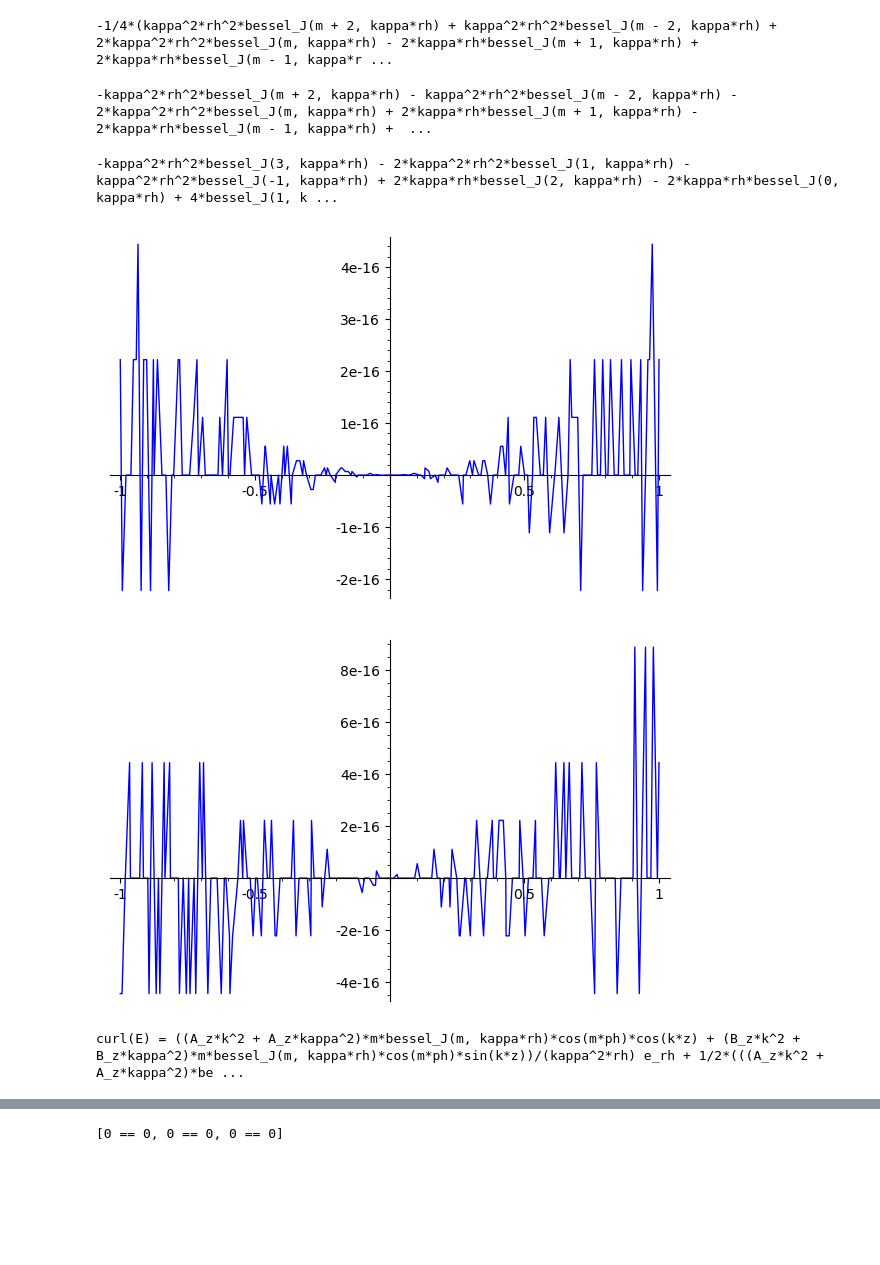
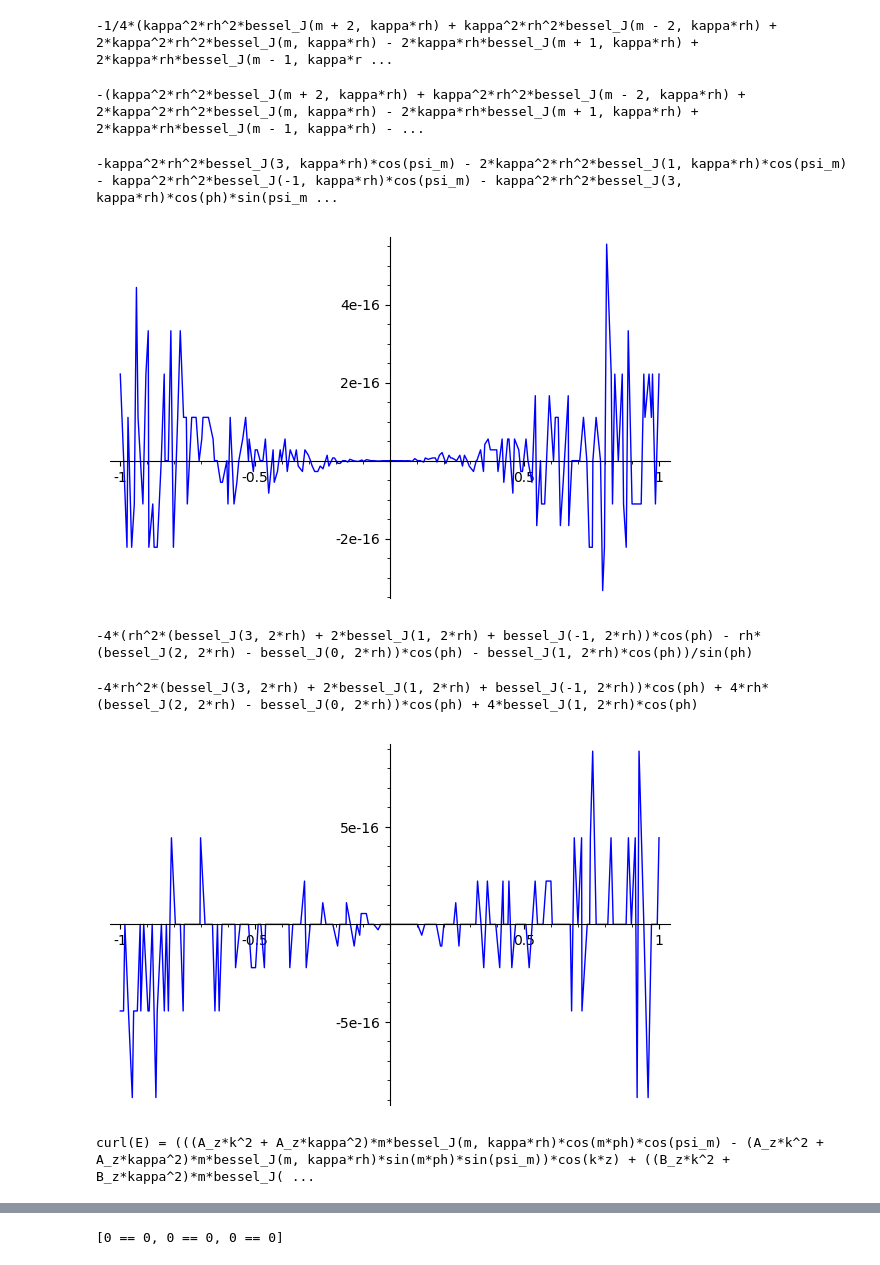
Before and after one commit to daju1/test, a Jupyter notebook: cyl_res.ipynb, the cells around one changed output, grey strips where cells are left out. Drawn from its saved outputs; the diff is of its cells as text; code cells hidden in the pictures; blank space fills up the shorter version.

```diff
--- a/cyl_res.ipynb
+++ b/cyl_res.ipynb
@@ -18,6 +18,7 @@ k = var("k")
 m = var("m")
 # kappa^2 = epsilon * mu * omega^2 / c^2 - k^2
 kappa = var("kappa")
+psi_m = var("psi_m")
 # %%
 A_z = var("A_z")
 # %%
@@ -43,9 +44,9 @@ H = ES.vector_field(
     name='H')
 # %%
 E = ES.vector_field(
-             k/kappa * bessel_J_d(m,kappa*rh)*(-A_z*sin(k*z) + B_z*cos(k*z)) * sin(m*ph),
-    m*k/(kappa^2*rh) * bessel_J  (m,kappa*rh)*(-A_z*sin(k*z) + B_z*cos(k*z)) * cos(m*ph),
-                       bessel_J  (m,kappa*rh)*( A_z*cos(k*z) + B_z*sin(k*z)) * sin(m*ph),
+             k/kappa * bessel_J_d(m,kappa*rh)*(-A_z*sin(k*z) + B_z*cos(k*z)) * sin(m*ph+psi_m),
+    m*k/(kappa^2*rh) * bessel_J  (m,kappa*rh)*(-A_z*sin(k*z) + B_z*cos(k*z)) * cos(m*ph+psi_m),
+                       bessel_J  (m,kappa*rh)*( A_z*cos(k*z) + B_z*sin(k*z)) * sin(m*ph+psi_m),
     name='E')
 # %%
 E.display()
@@ -111,24 +116,32 @@ eq_z.factor()
 eq_z = (eq_rot_rot_E[2]*4*kappa^2*rh^2/sin(m*ph)/(kappa^2+k^2)/(A_z*cos(k*z)+B_z*sin(k*z))).full_simplify()
 eq_z.factor()
 # %% [output]
--kappa^2*rh^2*bessel_J(m + 2, kappa*rh) - kappa^2*rh^2*bessel_J(m - 2, kappa*rh) - 2*kappa^2*rh^2*bessel_J(m, kappa*rh) + 2*kappa*rh*bessel_J(m + 1, kappa*rh) - 2*kappa*rh*bessel_J(m - 1, kappa*rh) +  ...
+-(kappa^2*rh^2*bessel_J(m + 2, kappa*rh) + kappa^2*rh^2*bessel_J(m - 2, kappa*rh) + 2*kappa^2*rh^2*bessel_J(m, kappa*rh) - 2*kappa*rh*bessel_J(m + 1, kappa*rh) + 2*kappa*rh*bessel_J(m - 1, kappa*rh) - ...
 # %%
 eq_z.lhs().subs(m==1).expand()
 # %% [output]
--kappa^2*rh^2*bessel_J(3, kappa*rh) - 2*kappa^2*rh^2*bessel_J(1, kappa*rh) - kappa^2*rh^2*bessel_J(-1, kappa*rh) + 2*kappa*rh*bessel_J(2, kappa*rh) - 2*kappa*rh*bessel_J(0, kappa*rh) + 4*bessel_J(1, k ...
+-kappa^2*rh^2*bessel_J(3, kappa*rh)*cos(psi_m) - 2*kappa^2*rh^2*bessel_J(1, kappa*rh)*cos(psi_m) - kappa^2*rh^2*bessel_J(-1, kappa*rh)*cos(psi_m) - kappa^2*rh^2*bessel_J(3, kappa*rh)*cos(ph)*sin(psi_m ...
 # %%
-plot(eq_z.lhs().subs(kappa==1, m == 0), rh)
+plot(eq_z.lhs().numerator().subs(kappa==1, m == 0, psi_m == pi/2), rh)
 # %% [output]
-[figure, old version]
+[figure, new version]
+# %%
+eq_z.lhs().subs(kappa==2, m==1, psi_m == pi/2)
+# %% [output]
+-4*(rh^2*(bessel_J(3, 2*rh) + 2*bessel_J(1, 2*rh) + bessel_J(-1, 2*rh))*cos(ph) - rh*(bessel_J(2, 2*rh) - bessel_J(0, 2*rh))*cos(ph) - bessel_J(1, 2*rh)*cos(ph))/sin(ph)
+# %%
+eq_z.lhs().numerator().factor().full_simplify().subs(kappa==2, m==1, psi_m == pi/2)
+# %% [output]
+-4*rh^2*(bessel_J(3, 2*rh) + 2*bessel_J(1, 2*rh) + bessel_J(-1, 2*rh))*cos(ph) + 4*rh*(bessel_J(2, 2*rh) - bessel_J(0, 2*rh))*cos(ph) + 4*bessel_J(1, 2*rh)*cos(ph)
 # %%
-plot(eq_z.lhs().subs(kappa==2, m==1), rh)
+plot((eq_z.lhs().numerator()/cos(ph)).simplify().subs(kappa==2, m==1, psi_m == pi/2, ph == 1), rh)
 # %% [output]
-[figure, old version]
+[figure, new version]
 # %%
 rot_E = curl(E)
 rot_E.display()
 # %% [output]
-curl(E) = ((A_z*k^2 + A_z*kappa^2)*m*bessel_J(m, kappa*rh)*cos(m*ph)*cos(k*z) + (B_z*k^2 + B_z*kappa^2)*m*bessel_J(m, kappa*rh)*cos(m*ph)*sin(k*z))/(kappa^2*rh) e_rh + 1/2*(((A_z*k^2 + A_z*kappa^2)*be ...
+curl(E) = (((A_z*k^2 + A_z*kappa^2)*m*bessel_J(m, kappa*rh)*cos(m*ph)*cos(psi_m) - (A_z*k^2 + A_z*kappa^2)*m*bessel_J(m, kappa*rh)*sin(m*ph)*sin(psi_m))*cos(k*z) + ((B_z*k^2 + B_z*kappa^2)*m*bessel_J( ...
 # %%
 mu_I_omega_c_H = mu * I * (omega / c) * H
 mu_I_omega_c_H.display()
```
Also changed, not shown: parts of 14 cells of this notebook.
